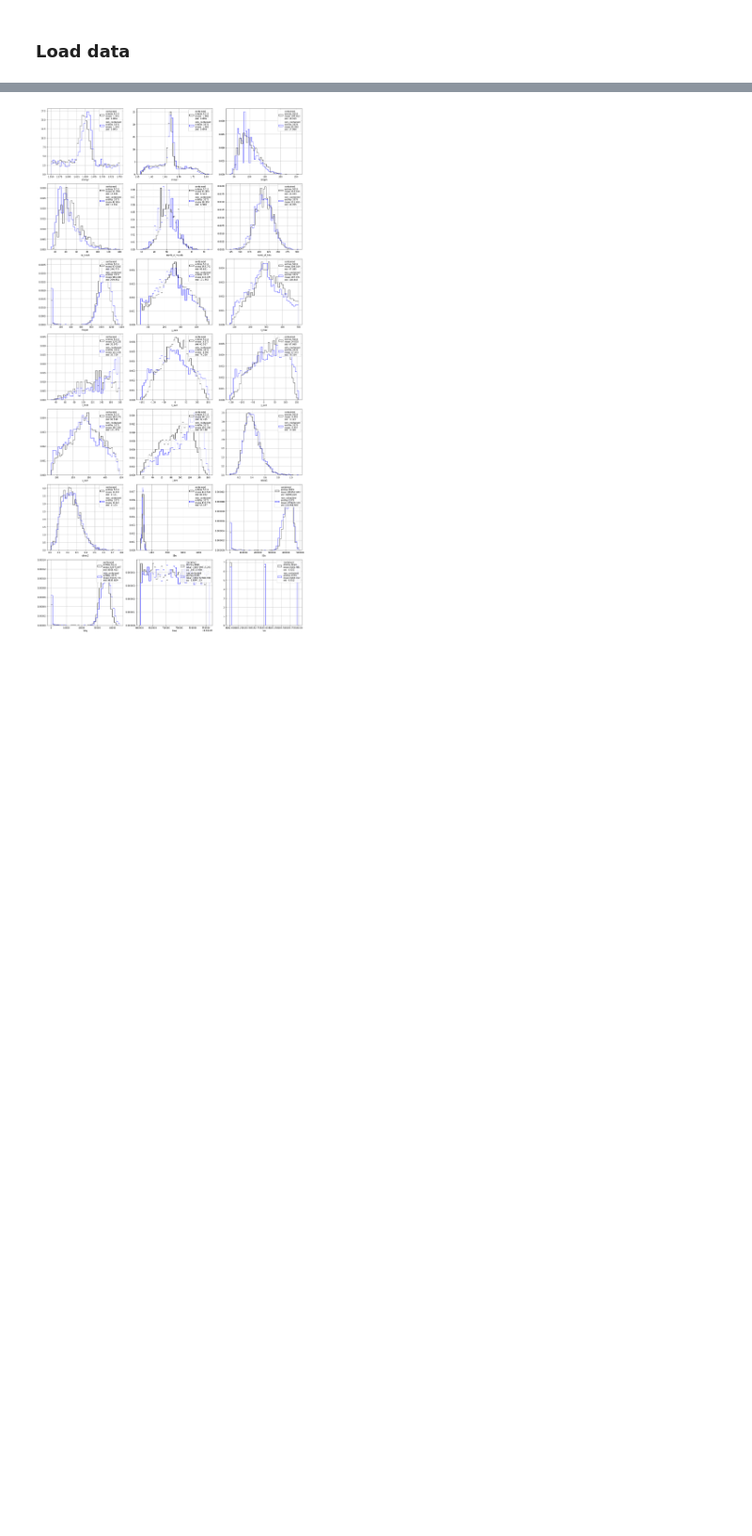
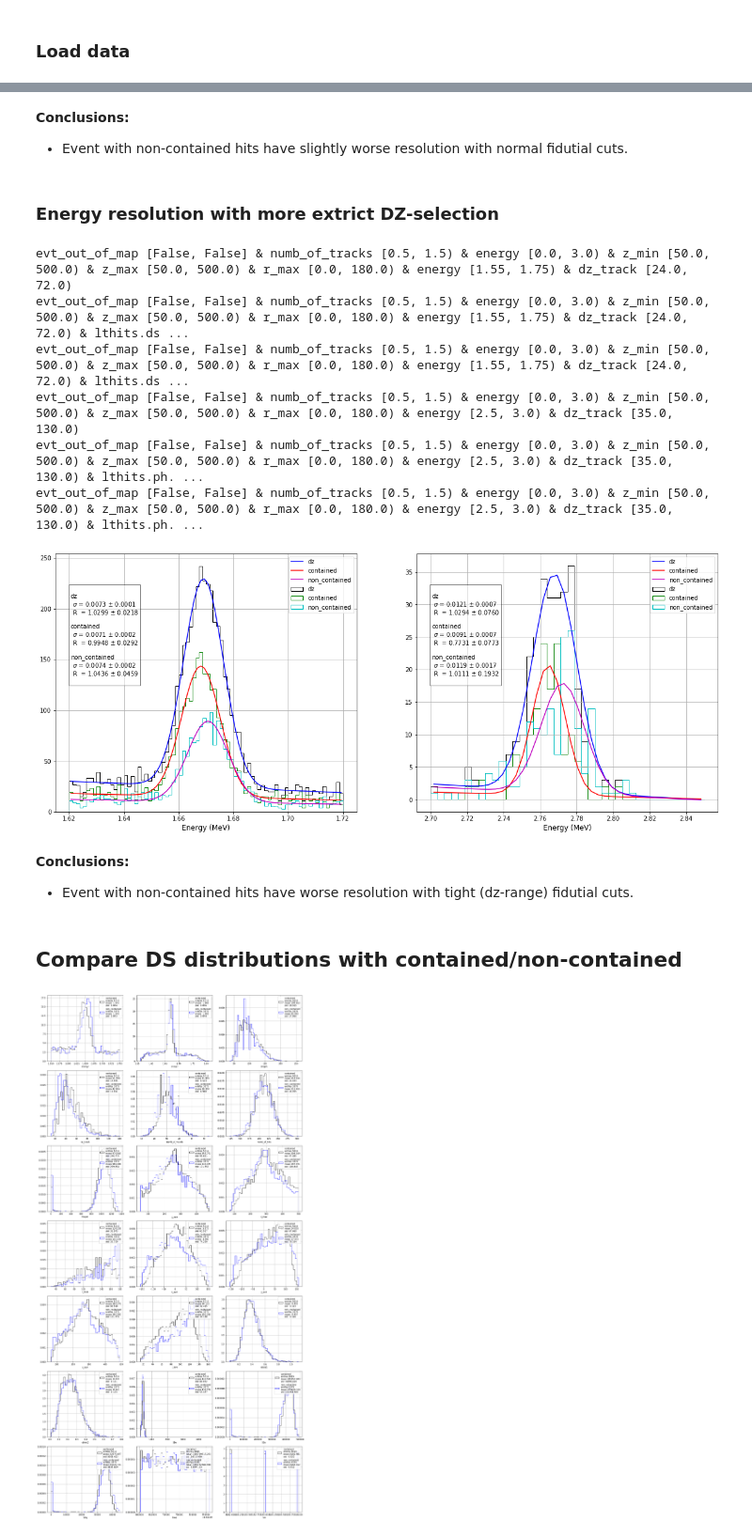
Before and after one commit to jahernando/ICAROSNB, a Jupyter notebook: JAH/bes/energy_resolution_contained_lthits.ipynb, the cells around one changed output, grey strips where cells are left out. Shown at 94% size. Saved outputs shown, nothing was run; the diff lists cells and outputs as text; code cells hidden in the pictures; blank space fills up the shorter version.

```diff
--- a/JAH/bes/energy_resolution_contained_lthits.ipynb
+++ b/JAH/bes/energy_resolution_contained_lthits.ipynb
@@ -172,3 +142,50 @@ def dfs_inspect(dfs, dfnames = None, labels = None, bins = 100, ranges = {}, nco
+# %% [markdown]
+**Conclusions:**
+
+   * Event with non-contained hits have slightly worse resolution with normal fidutial cuts.
+# %% [markdown]
+### Energy resolution with more extrict DZ-selection
+# %%
+ene = 'enecor'
+
+subplot = pltext.canvas(2, 2, 8, 10)
+
+for i, sample in enumerate(['ds', 'ph']):
+
+    subplot( i + 1)
+
+    sels = ['fidutial.' + sample + '.dz' ,
+            'fidutial.' + sample + '.dz.contained',
+            'fidutial.' + sample + '.dz.non_contained']
+
+    bins    = 80                        if sample == 'ds' else 40
+    range_e = (1.62, 1.72)              if sample == 'ds' else (2.7, 2.85)
+    guess   = (100, 1.66, 0.02, 0., 20) if sample == 'ds' else (40, 2.75, 0.02, 0., 10)
+
+    ss = ''
+    for sel in sels:
+        xsel  = selections[sel]
+        print(xsel.info)
+        label = sel.split('.')[-1]
+        iss, _, _ = pltbes.pfit_energy(dft[xsel][ene], bins, guess = guess,
+                                       label = label, range = range_e, formate = None);
+        ss += '\n' + iss
+        plt.xlabel('Energy (MeV)', fontsize = 12)
+    pltext.plt_text(ss, y = 0.5)
+# %% [output]
+evt_out_of_map [False, False] & numb_of_tracks [0.5, 1.5) & energy [0.0, 3.0) & z_min [50.0, 500.0) & z_max [50.0, 500.0) & r_max [0.0, 180.0) & energy [1.55, 1.75) & dz_track [24.0, 72.0)
+evt_out_of_map [False, False] & numb_of_tracks [0.5, 1.5) & energy [0.0, 3.0) & z_min [50.0, 500.0) & z_max [50.0, 500.0) & r_max [0.0, 180.0) & energy [1.55, 1.75) & dz_track [24.0, 72.0) & lthits.ds ...
+evt_out_of_map [False, False] & numb_of_tracks [0.5, 1.5) & energy [0.0, 3.0) & z_min [50.0, 500.0) & z_max [50.0, 500.0) & r_max [0.0, 180.0) & energy [1.55, 1.75) & dz_track [24.0, 72.0) & lthits.ds ...
+evt_out_of_map [False, False] & numb_of_tracks [0.5, 1.5) & energy [0.0, 3.0) & z_min [50.0, 500.0) & z_max [50.0, 500.0) & r_max [0.0, 180.0) & energy [2.5, 3.0) & dz_track [35.0, 130.0)
+evt_out_of_map [False, False] & numb_of_tracks [0.5, 1.5) & energy [0.0, 3.0) & z_min [50.0, 500.0) & z_max [50.0, 500.0) & r_max [0.0, 180.0) & energy [2.5, 3.0) & dz_track [35.0, 130.0) & lthits.ph. ...
+evt_out_of_map [False, False] & numb_of_tracks [0.5, 1.5) & energy [0.0, 3.0) & z_min [50.0, 500.0) & z_max [50.0, 500.0) & r_max [0.0, 180.0) & energy [2.5, 3.0) & dz_track [35.0, 130.0) & lthits.ph. ...
+[figure, added]
+# %% [markdown]
+**Conclusions:**
+
+   * Event with non-contained hits have worse resolution with tight (dz-range) fidutial cuts.
+# %% [markdown]
+## Compare DS distributions with contained/non-contained
 # %%
 names   = ['fidutial.ds.contained', 'fidutial.ds.non_contained']
 dfs     = [dft[selections[name]] for name in names]
```
Also changed, not shown: parts of 15 cells of this notebook, 2 other files.
